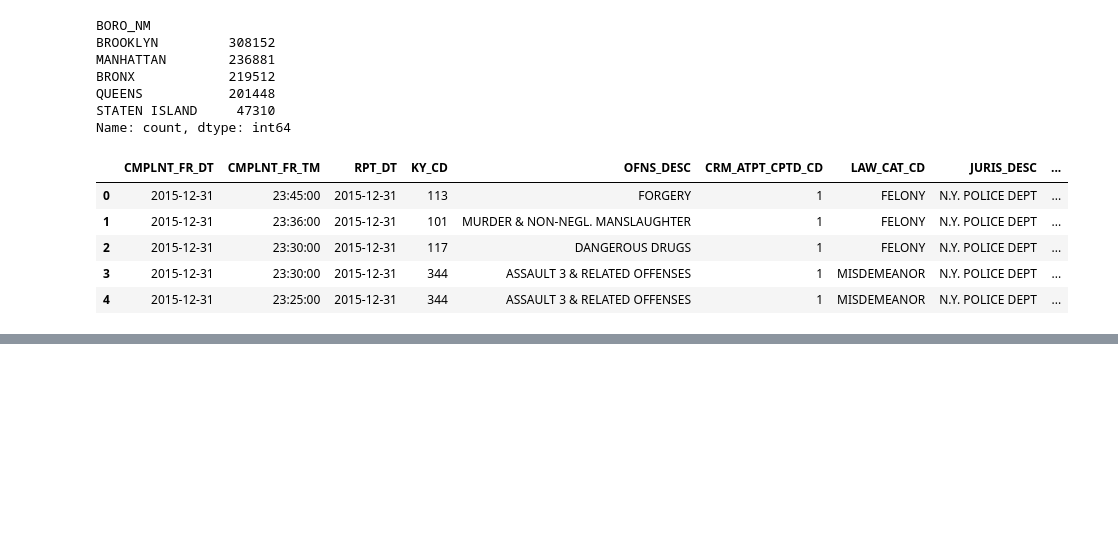
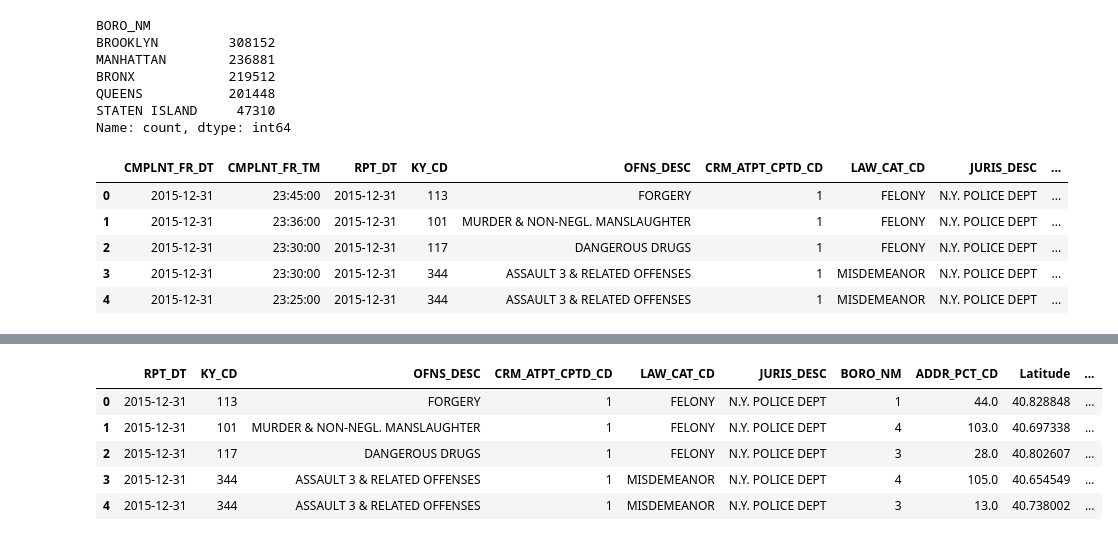
Before and after one commit to Sharad117/SpatioTemporal-crime-detection, a Jupyter notebook: preprocess.ipynb, the cells around one changed output, grey strips where cells are left out. Drawn from its saved outputs; the diff is of its cells as text; code cells hidden in the pictures; blank space fills up the shorter version.

```diff
--- a/preprocess.ipynb
+++ b/preprocess.ipynb
@@ -264,0 +289,9 @@ m
+# %%
+data.head()
+# %% [output]
+|  | RPT_DT | KY_CD | OFNS_DESC | CRM_ATPT_CPTD_CD | LAW_CAT_CD | JURIS_DESC | BORO_NM | ADDR_PCT_CD | Latitude | ... |
+| 0 | 2015-12-31 | 113 | FORGERY | 1 | FELONY | N.Y. POLICE DEPT | 1 | 44.0 | 40.828848 | ... |
+| 1 | 2015-12-31 | 101 | MURDER & NON-NEGL. MANSLAUGHTER | 1 | FELONY | N.Y. POLICE DEPT | 4 | 103.0 | 40.697338 | ... |
+| 2 | 2015-12-31 | 117 | DANGEROUS DRUGS | 1 | FELONY | N.Y. POLICE DEPT | 3 | 28.0 | 40.802607 | ... |
+| 3 | 2015-12-31 | 344 | ASSAULT 3 & RELATED OFFENSES | 1 | MISDEMEANOR | N.Y. POLICE DEPT | 4 | 105.0 | 40.654549 | ... |
+| 4 | 2015-12-31 | 344 | ASSAULT 3 & RELATED OFFENSES | 1 | MISDEMEANOR | N.Y. POLICE DEPT | 3 | 13.0 | 40.738002 | ... |
```
Also changed, not shown: parts of 16 cells of this notebook.
